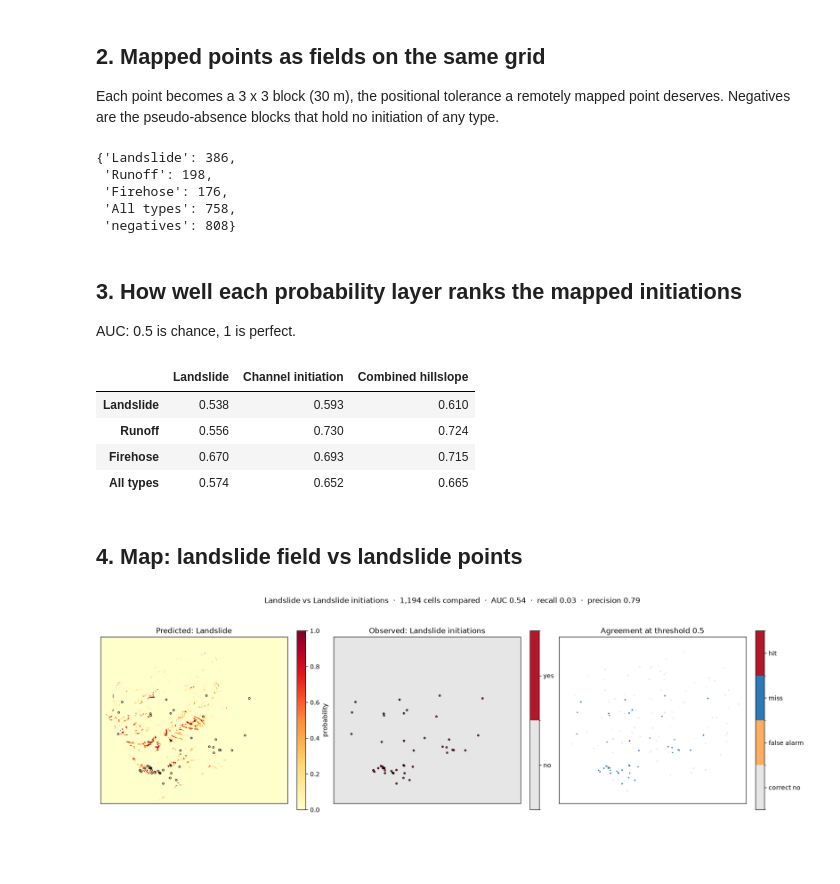
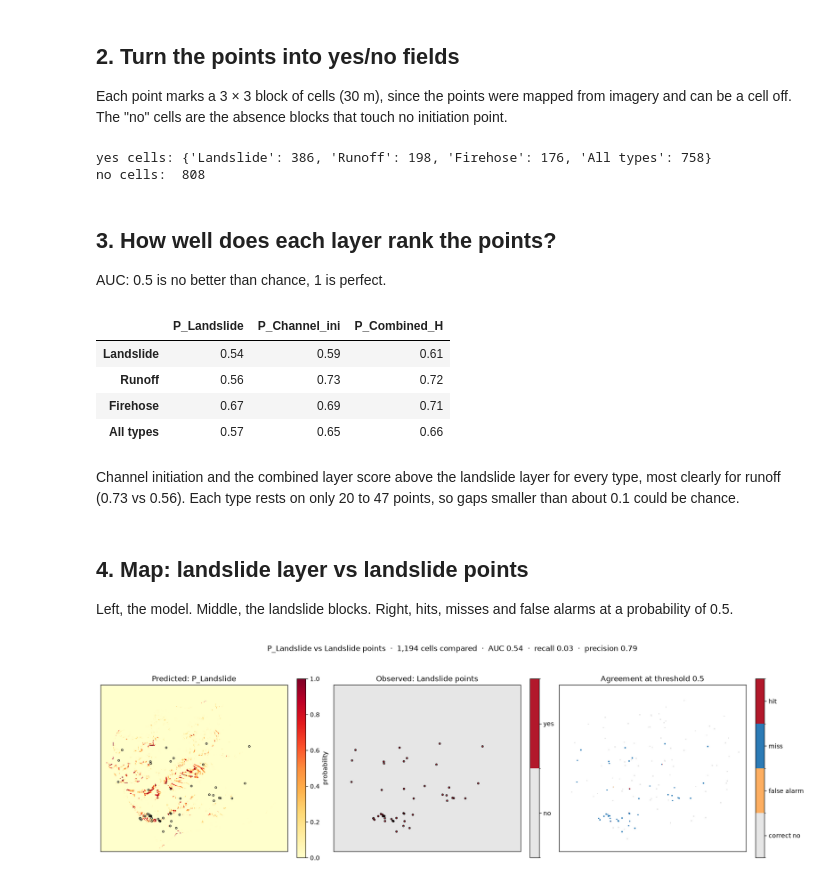
Before and after one commit to Almehedi06/landlab_grid_validation, a Jupyter notebook: examples/validate_pioneer.ipynb, the cells around one changed output. Cells and saved outputs as stored; diff of their text form; code cells hidden in the pictures; blank space fills up the shorter version.

```diff
--- a/examples/validate_pioneer.ipynb
+++ b/examples/validate_pioneer.ipynb
@@ -35,4 +10,8 @@ ready
 # %%
+import os
+os.environ.pop("PROJ_DATA", None)  # a PROJ path left by a conda environment breaks pip-installed rasterio
+os.environ.pop("PROJ_LIB", None)
+
 from pathlib import Path
 import numpy as np
 import pandas as pd
@@ -40,8 +19,8 @@ import geopandas as gpd
 from landlab_grid_validation import (FieldSpec, compare_fields_on_grid, grid_from_raster,
                                      plot_comparison, raster_to_node_field, vector_to_node_field)
 
-PIONEER = Path("/mnt/c/Users/amehedi/Downloads/pioneer")
-MODELS = PIONEER / "probability_fields"    # Erkan's layers: P_*.asc and MWR.asc
-OBS = PIONEER / "obs_data"                 # points, absence points and the 10 m dDEM
-CRS = "EPSG:6339"   # NAD83(2011) / UTM 10N; the .asc files carry no CRS of their own
+PIONEER = Path("/mnt/c/Users/amehedi/Downloads/pioneer")   # your copy of the data
+MODEL = PIONEER / "probability_fields"
+OBS = PIONEER / "obs_data"
+CRS = "EPSG:6339"   # UTM 10N; the .asc files don't record it
 # %% [markdown]
@@ -63,44 +45,53 @@ print(grid.shape, f"cells of {grid.dx:g} m", sorted(grid.at_node))
 # %% [markdown]
-## 2. Mapped points as fields on the same grid
+## 2. Turn the points into yes/no fields
 
-Each point becomes a 3 x 3 block (30 m), the positional tolerance a remotely mapped point deserves. Negatives are the pseudo-absence blocks that hold no initiation of any type.
+Each point marks a 3 × 3 block of cells (30 m), since the points were mapped from imagery and can be a cell off. The "no" cells are the absence blocks that touch no initiation point.
 # %%
 points = gpd.read_file(OBS / "Initiation_Points_final.shp").to_crs(crs)
-EVIDENCE = {"LS": "Landslide", "Runoff": "Runoff", "Firehose": "Firehose", "All": "All types"}
-observed = {c: vector_to_node_field(grid, crs, points if c == "All" else points[points.FailureTyp == c],
-                                    tolerance_cells=1) for c in EVIDENCE}
+TYPES = {"LS": "Landslide", "Runoff": "Runoff", "Firehose": "Firehose", "All": "All types"}
+
+observed = {}
+for code in TYPES:
+    chosen = points if code == "All" else points[points.FailureTyp == code]
+    observed[code] = vector_to_node_field(grid, crs, chosen, tolerance_cells=1)
+
 absence = vector_to_node_field(grid, crs, OBS / "random90_unbiased.shp", tolerance_cells=1)
-negatives = (absence == 1) & (observed["All"] == 0)
-{EVIDENCE[c]: int(v.sum()) for c, v in observed.items()} | {"negatives": int(negatives.sum())}
+negative = (absence == 1) & (observed["All"] == 0)
+
+print("yes cells:", {TYPES[c]: int(v.sum()) for c, v in observed.items()})
+print("no cells: ", int(negative.sum()))
 # %% [output]
-{'Landslide': 386,
- 'Runoff': 198,
- 'Firehose': 176,
- 'All types': 758,
- 'negatives': 808}
+yes cells: {'Landslide': 386, 'Runoff': 198, 'Firehose': 176, 'All types': 758}
+no cells:  808
 # %% [markdown]
-## 3. How well each probability layer ranks the mapped initiations
+## 3. How well does each layer rank the points?
 
-AUC: 0.5 is chance, 1 is perfect.
+AUC: 0.5 is no better than chance, 1 is perfect.
 # %%
-def score(field, code):
+LAYERS = ["P_Landslide", "P_Channel_ini", "P_Combined_H"]
+
+def score(layer, code):
     return compare_fields_on_grid(
-        grid, field, observed[code],
-        FieldSpec(name=LAYERS[field], kind="continuous", units="probability", threshold=0.5),
-        FieldSpec(name=f"{EVIDENCE[code]} initiations", kind="binary"),
-        mask=(observed[code] == 1) | negatives,
+        grid, layer, observed[code],
+        FieldSpec(name=layer, kind="continuous", units="probability", threshold=0.5),
+        FieldSpec(name=f"{TYPES[code]} points", kind="binary"),
+        mask=(observed[code] == 1) | negative,   # score only the yes and no cells
     )
 
-pd.DataFrame({LAYERS[f]: {EVIDENCE[c]: score(f, c).metrics["roc_auc"] for c in EVIDENCE}
-              for f in LAYERS}).round(3)
+auc = {layer: {TYPES[code]: score(layer, code).metrics["roc_auc"] for code in TYPES} for layer in LAYERS}
+pd.DataFrame(auc).round(2)
 # %% [output]
-|  | Landslide | Channel initiation | Combined hillslope |
-| Landslide | 0.538 | 0.593 | 0.610 |
-| Runoff | 0.556 | 0.730 | 0.724 |
-| Firehose | 0.670 | 0.693 | 0.715 |
-| All types | 0.574 | 0.652 | 0.665 |
+|  | P_Landslide | P_Channel_ini | P_Combined_H |
+| Landslide | 0.54 | 0.59 | 0.61 |
+| Runoff | 0.56 | 0.73 | 0.72 |
+| Firehose | 0.67 | 0.69 | 0.71 |
+| All types | 0.57 | 0.65 | 0.66 |
-# %% [markdown]
-## 4. Map: landslide field vs landslide points
+# %% [markdown]
+Channel initiation and the combined layer score above the landslide layer for every type, most clearly for runoff (0.73 vs 0.56). Each type rests on only 20 to 47 points, so gaps smaller than about 0.1 could be chance.
+# %% [markdown]
+## 4. Map: landslide layer vs landslide points
+
+Left, the model. Middle, the landslide blocks. Right, hits, misses and false alarms at a probability of 0.5.
 # %%
 result = score("P_Landslide", "LS")
 fig = plot_comparison(grid, result, points=points[points.FailureTyp == "LS"], marker_size=8)
```
Also changed, not shown: parts of 10 cells of this notebook, 6 other files.
